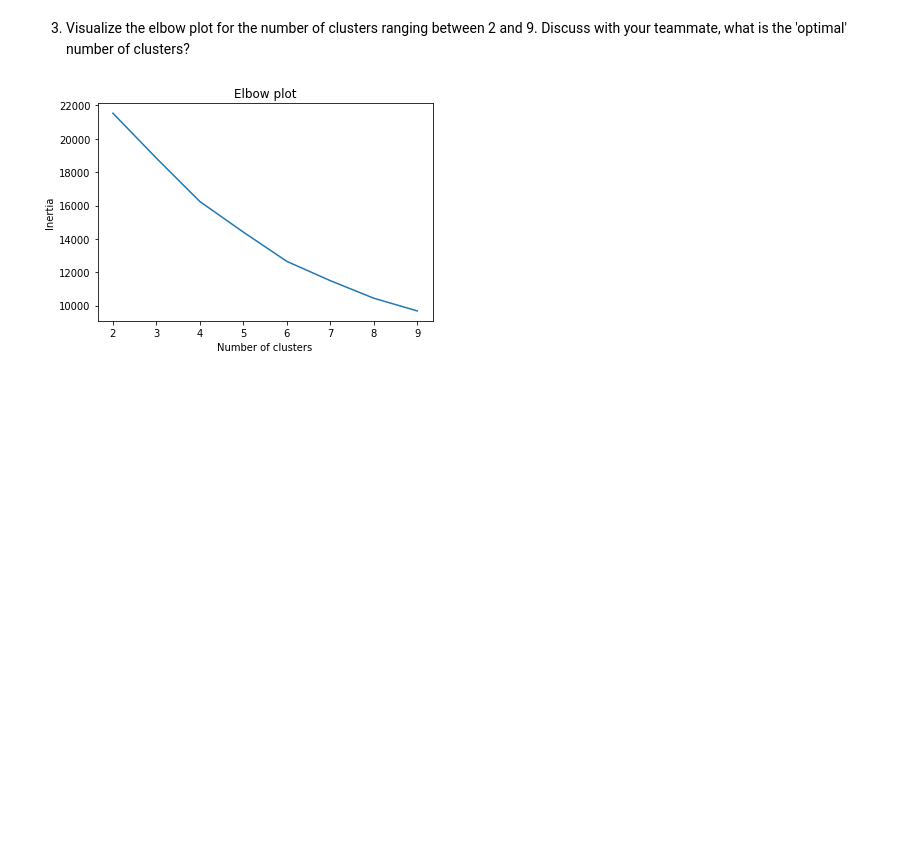
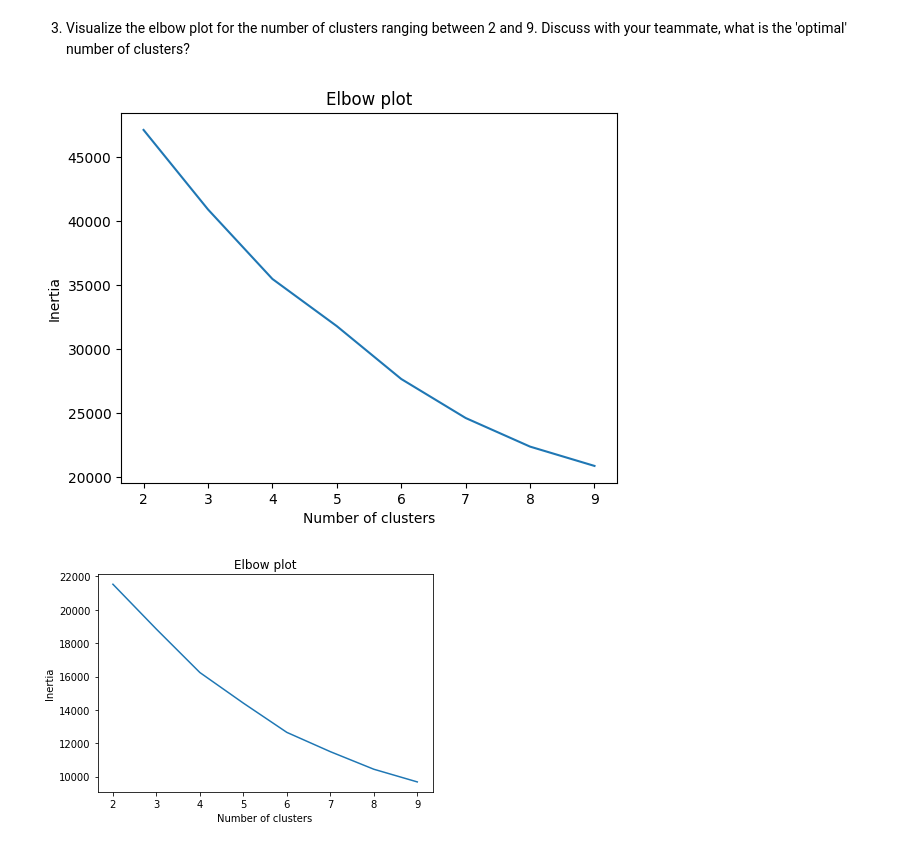
Before and after one commit to shresthan01/nischal-ml-repo, a Jupyter notebook: assignments/week-08-unsupervised-ml/nb/new-product-launch.ipynb, the cells around one changed output. Cells and saved outputs as stored; diff of their text form; code cells hidden in the pictures; blank space fills up the shorter version.

```diff
--- a/assignments/week-08-unsupervised-ml/nb/new-product-launch.ipynb
+++ b/assignments/week-08-unsupervised-ml/nb/new-product-launch.ipynb
@@ -204,20 +204,23 @@ from sklearn.model_selection import train_test_split
 from sklearn import preprocessing
 from sklearn.linear_model import LogisticRegression
 from sklearn.metrics import classification_report
-from sklearn.pipeline import make_pipeline
+from sklearn.pipeline import Pipeline
 
-def train(X, y, standardize = True) -> None:
+def train(features, target, standardize = False):
     # YOUR CODE HERE
-    X_train, X_test, y_train, y_test = train_test_split(X, y, test_size=0.20, random_state=0)
-
-    if (standardize):
+    X_train, X_test, y_train, y_test = train_test_split(features, target, test_size=0.20, random_state=0)
+    steps = []
+    if standardize:
+        steps.append(('standardize', StandardScaler()))
         #scaler = preprocessing.StandardScaler().fit(X_train)
-        pipe = make_pipeline(StandardScaler(), LogisticRegression())
-    else:
-        pipe = make_pipeline(LogisticRegression())
+        #pipe = make_pipeline(StandardScaler(), LogisticRegression())
+    steps.append(('logistic_regression', LogisticRegression()))
+    pipeline = Pipeline(steps)
+    pipeline.fit(X_train, y_train)
+    y_pred = pipeline.predict(X_test)
     #lr = LogisticRegression(random_state=0).fit(X_train, y_train) #class_weight = 'balanced'
-    pipe.fit(X_train, y_train)
-    print(classification_report(X_test, y_test))
+    #pipe.fit(X_train, y_train)
+    print(classification_report(y_test, y_pred))
 # %% [markdown]
 Now apply the pipeline on the all the features `X` and review the performance
 # %%
@@ -239,0 +252,2 @@ Similarly, apply the pipeline on the reduced / engineered features `X_reduced`.
+# %%
+train(X_reduced, y, True)
@@ -239,0 +263,2 @@ Similarly, apply the pipeline on the reduced / engineered features `X_reduced`.
+# %%
+train(X_reduced, y)
@@ -274,7 +314,10 @@ def visualize_elbow(X, ks):
     inertias = []
     for k in ks:
         # YOUR CODE HERE
+        kmeans = KMeans(k, random_state = 10)
+        kmeans.fit(X)
         # YOUR CODE HERE
+        inertias.append(kmeans.inertia_)
     plt.plot(ks, inertias)
     plt.xticks(ks)
     plt.xlabel('Number of clusters')
@@ -282,6 +325,11 @@ def visualize_elbow(X, ks):
     plt.title('Elbow plot')
 # %% [markdown]
 3. Visualize the elbow plot for the number of clusters ranging between 2 and 9. Discuss with your teammate, what is the 'optimal' number of clusters?
+# %%
+k = range(2, 10)
+visualize_elbow(X_reduced, k)
+# %% [output]
+[figure, added]
 # %%
 # YOUR CODE HERE
 # %% [output]
```
Also changed, not shown: parts of 14 cells of this notebook.
